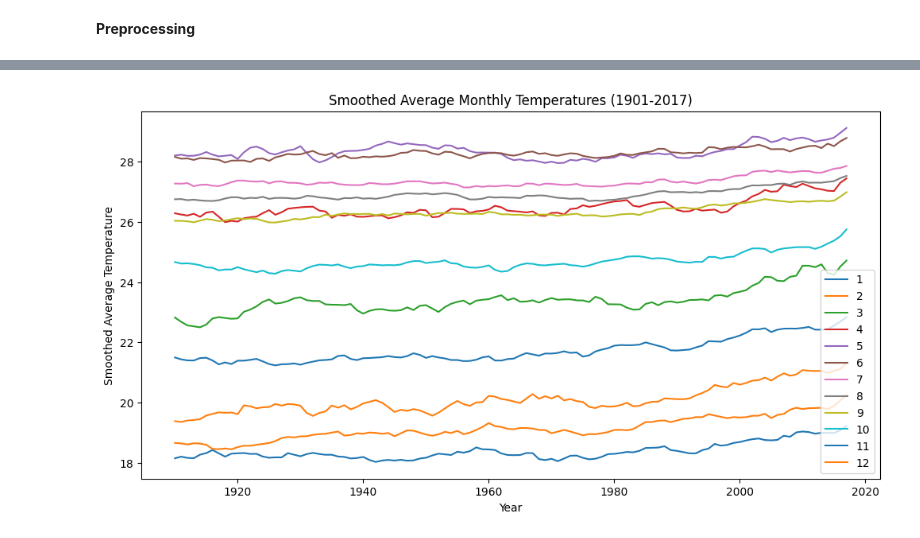
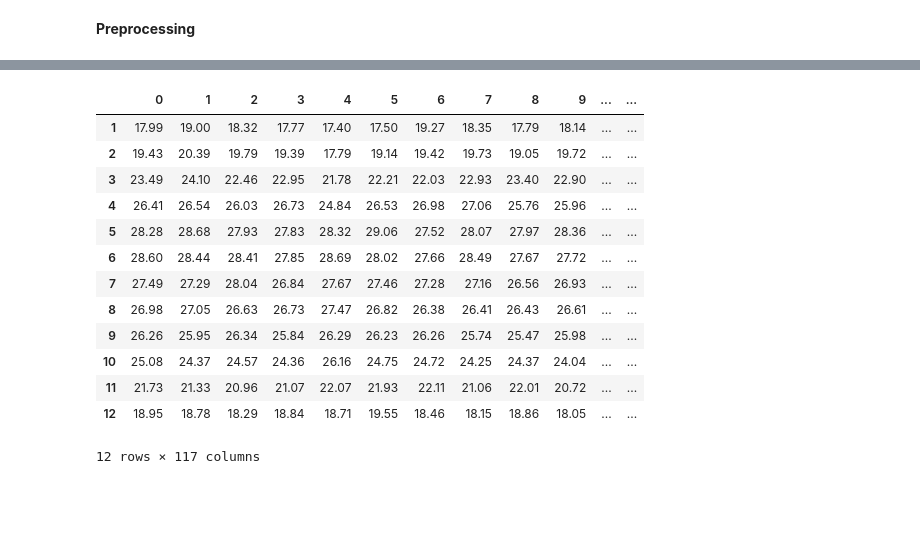
Before and after one commit to AshadullahDanish/weather-forecasting-kaggle-competition-, a Jupyter notebook: notebook1db22fbd9c.ipynb, the cells around one changed output, grey strips where cells are left out. Drawn from its saved outputs; the diff is of its cells as text; code cells hidden in the pictures; blank space fills up the shorter version.

```diff
--- a/notebook1db22fbd9c.ipynb
+++ b/notebook1db22fbd9c.ipynb
@@ -87,2 +159,0 @@ df.describe()
-# %%
-df.drop(['ID'], axis = 1, inplace = True)
@@ -123,21 +159,0 @@ plt.show()
-# %%
-df['YEAR'] = pd.to_datetime(df['YEAR'], format='%Y')
-
-# Group by decades and calculate the average temperature for each decade
-df['Decade'] = df['YEAR'].dt.year // 10 * 10
-decade_avg = df.groupby('Decade').mean()
-
-# Plotting the average temperature for each decade
-plt.figure(figsize=(12, 6))
-
-# Using a line plot for better visualization
-plt.plot(decade_avg.index, decade_avg[['1', '2', '3', '4', '5', '6', '7', '8', '9', '10', '11', '12']], marker='o')
-
-# Adding labels and title
-plt.xlabel('Decade')
-plt.ylabel('Average Temperature')
-plt.title('Average Monthly Temperature by Decade (1901-2017)')
-plt.legend(['Jan', 'Feb', 'Mar', 'Apr', 'May', 'Jun', 'Jul', 'Aug', 'Sep', 'Oct', 'Nov', 'Dec'])
-
-# Show the plot
-plt.show()
@@ -169,12 +160,21 @@ plt.show()
-# %%
-plt.figure(figsize=(12, 6))
-for month in ['1', '2', '3', '4', '5', '6', '7', '8', '9', '10', '11', '12']:
-    plt.plot(df['YEAR'], df[month].rolling(window=10).mean(), label=month)
-
-plt.xlabel('Year')
-plt.ylabel('Smoothed Average Temperature')
-plt.title('Smoothed Average Monthly Temperatures (1901-2017)')
-plt.legend()
-plt.show()
-# %% [output]
-[figure, removed]
+# %%
+df1 = df.iloc[:, 2:]
+# %%
+df1 = df1.transpose()
+df1.shape
+df1
+# %% [output]
+|  | 0 | 1 | 2 | 3 | 4 | 5 | 6 | 7 | 8 | 9 | ... | ... |
+| 1 | 17.99 | 19.00 | 18.32 | 17.77 | 17.40 | 17.50 | 19.27 | 18.35 | 17.79 | 18.14 | ... | ... |
+| 2 | 19.43 | 20.39 | 19.79 | 19.39 | 17.79 | 19.14 | 19.42 | 19.73 | 19.05 | 19.72 | ... | ... |
+| 3 | 23.49 | 24.10 | 22.46 | 22.95 | 21.78 | 22.21 | 22.03 | 22.93 | 23.40 | 22.90 | ... | ... |
+| 4 | 26.41 | 26.54 | 26.03 | 26.73 | 24.84 | 26.53 | 26.98 | 27.06 | 25.76 | 25.96 | ... | ... |
+| 5 | 28.28 | 28.68 | 27.93 | 27.83 | 28.32 | 29.06 | 27.52 | 28.07 | 27.97 | 28.36 | ... | ... |
+| 6 | 28.60 | 28.44 | 28.41 | 27.85 | 28.69 | 28.02 | 27.66 | 28.49 | 27.67 | 27.72 | ... | ... |
+| 7 | 27.49 | 27.29 | 28.04 | 26.84 | 27.67 | 27.46 | 27.28 | 27.16 | 26.56 | 26.93 | ... | ... |
+| 8 | 26.98 | 27.05 | 26.63 | 26.73 | 27.47 | 26.82 | 26.38 | 26.41 | 26.43 | 26.61 | ... | ... |
+| 9 | 26.26 | 25.95 | 26.34 | 25.84 | 26.29 | 26.23 | 26.26 | 25.74 | 25.47 | 25.98 | ... | ... |
+| 10 | 25.08 | 24.37 | 24.57 | 24.36 | 26.16 | 24.75 | 24.72 | 24.25 | 24.37 | 24.04 | ... | ... |
+| 11 | 21.73 | 21.33 | 20.96 | 21.07 | 22.07 | 21.93 | 22.11 | 21.06 | 22.01 | 20.72 | ... | ... |
+| 12 | 18.95 | 18.78 | 18.29 | 18.84 | 18.71 | 19.55 | 18.46 | 18.15 | 18.86 | 18.05 | ... | ... |
+12 rows × 117 columns
```
Also changed, not shown: parts of 40 cells of this notebook.
